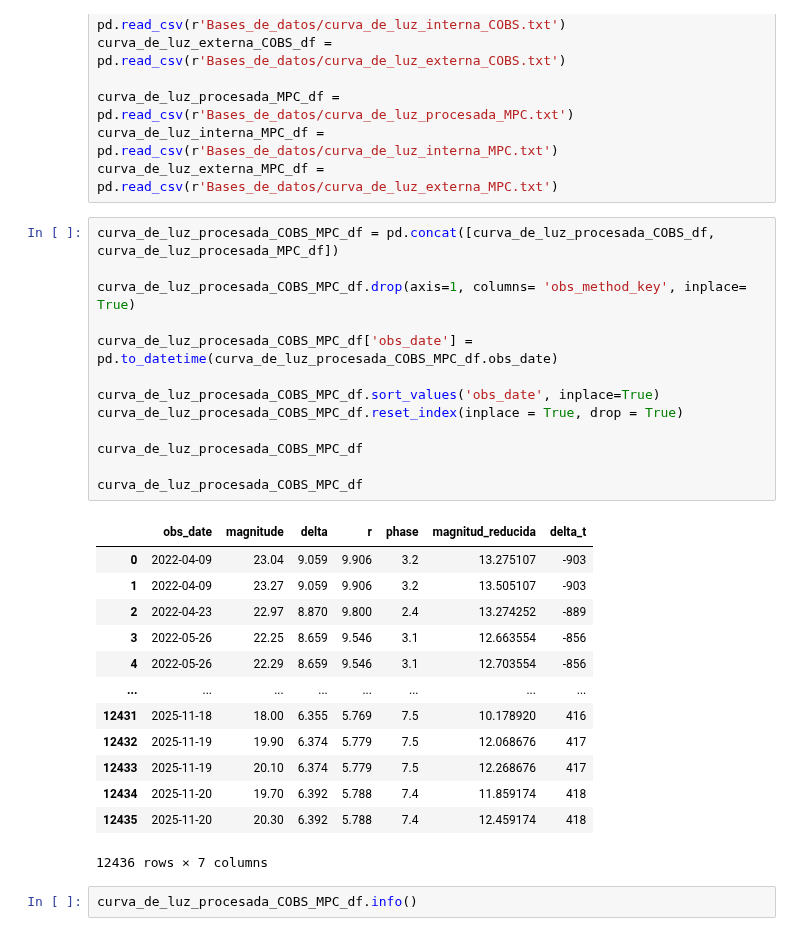
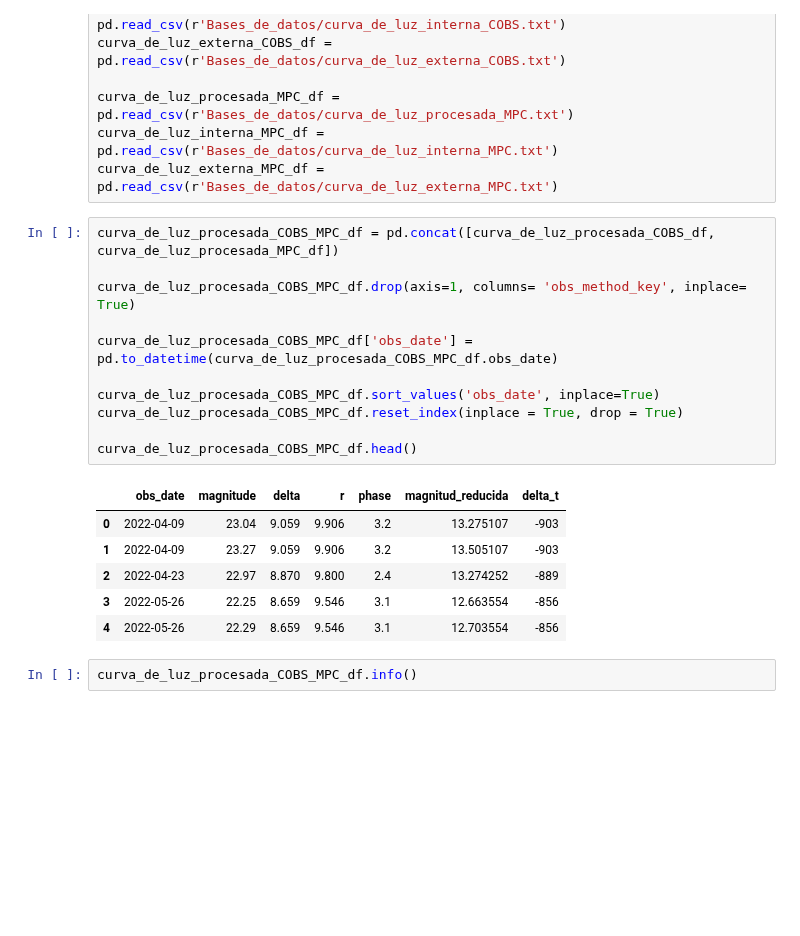
Before and after one commit to sperezp23/Analisador_de_cometas_MPC_Obs_API, a Jupyter notebook: Cometa_MPC_COBS.ipynb, the cells around one changed output. Drawn from its saved outputs; the diff is of its cells as text; blank space fills up the shorter version.

```diff
--- a/Cometa_MPC_COBS.ipynb
+++ b/Cometa_MPC_COBS.ipynb
@@ -23,30 +23,21 @@ curva_de_luz_externa_MPC_df = pd.read_csv(r'Bases_de_datos/curva_de_luz_externa_
 # %%
 curva_de_luz_procesada_COBS_MPC_df = pd.concat([curva_de_luz_procesada_COBS_df, curva_de_luz_procesada_MPC_df])
 
 curva_de_luz_procesada_COBS_MPC_df.drop(axis=1, columns= 'obs_method_key', inplace= True)
 
 curva_de_luz_procesada_COBS_MPC_df['obs_date'] = pd.to_datetime(curva_de_luz_procesada_COBS_MPC_df.obs_date)
 
 curva_de_luz_procesada_COBS_MPC_df.sort_values('obs_date', inplace=True)
 curva_de_luz_procesada_COBS_MPC_df.reset_index(inplace = True, drop = True)
 
-curva_de_luz_procesada_COBS_MPC_df
-
-curva_de_luz_procesada_COBS_MPC_df
+curva_de_luz_procesada_COBS_MPC_df.head()
 # %% [output]
 |  | obs_date | magnitude | delta | r | phase | magnitud_reducida | delta_t |
 | 0 | 2022-04-09 | 23.04 | 9.059 | 9.906 | 3.2 | 13.275107 | -903 |
 | 1 | 2022-04-09 | 23.27 | 9.059 | 9.906 | 3.2 | 13.505107 | -903 |
 | 2 | 2022-04-23 | 22.97 | 8.870 | 9.800 | 2.4 | 13.274252 | -889 |
 | 3 | 2022-05-26 | 22.25 | 8.659 | 9.546 | 3.1 | 12.663554 | -856 |
 | 4 | 2022-05-26 | 22.29 | 8.659 | 9.546 | 3.1 | 12.703554 | -856 |
-| ... | ... | ... | ... | ... | ... | ... | ... |
-| 12431 | 2025-11-18 | 18.00 | 6.355 | 5.769 | 7.5 | 10.178920 | 416 |
-| 12432 | 2025-11-19 | 19.90 | 6.374 | 5.779 | 7.5 | 12.068676 | 417 |
-| 12433 | 2025-11-19 | 20.10 | 6.374 | 5.779 | 7.5 | 12.268676 | 417 |
-| 12434 | 2025-11-20 | 19.70 | 6.392 | 5.788 | 7.4 | 11.859174 | 418 |
-| 12435 | 2025-11-20 | 20.30 | 6.392 | 5.788 | 7.4 | 12.459174 | 418 |
-12436 rows × 7 columns
 # %%
 curva_de_luz_procesada_COBS_MPC_df.info()
 # %% [output]
```
Also changed, not shown: parts of 6 cells of this notebook, 1 other file.
